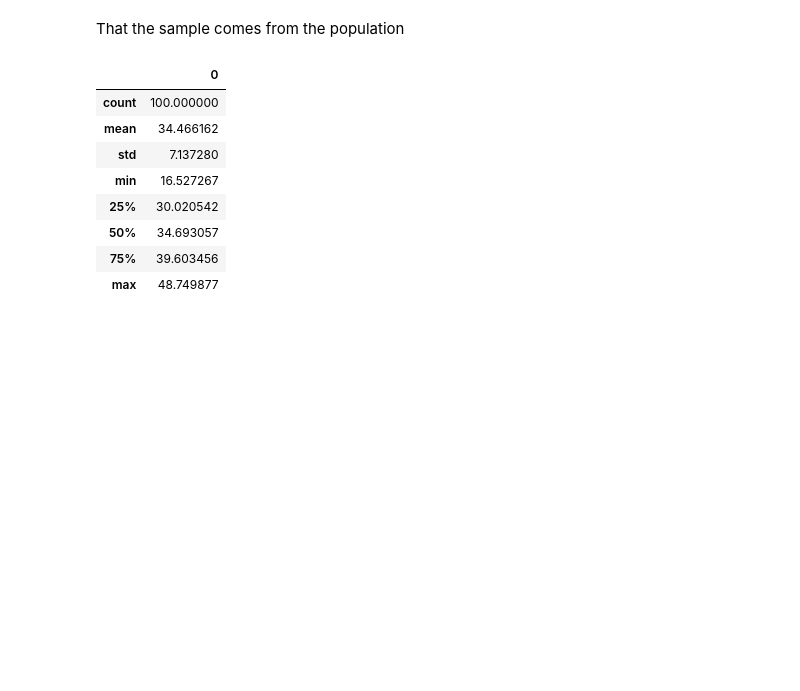
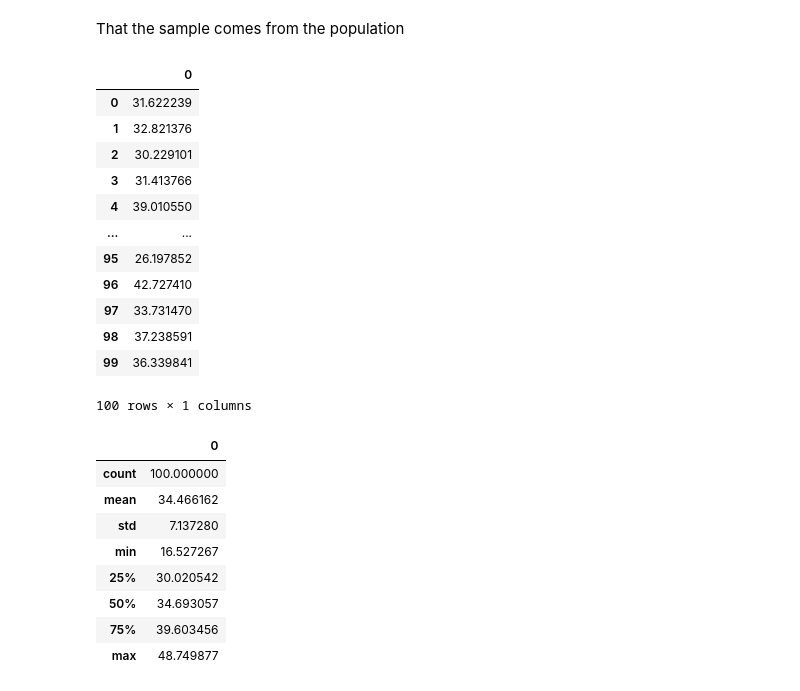
Before and after one commit to GraceJulius/FDSFE_GJulius, a Jupyter notebook: Class Demo/Ztest_busDuration2024.ipynb, the cells around one changed output. Drawn from its saved outputs; the diff is of its cells as text; code cells hidden in the pictures; blank space fills up the shorter version.

```diff
--- a/Class Demo/Ztest_busDuration2024.ipynb
+++ b/Class Demo/Ztest_busDuration2024.ipynb
@@ -15,4 +16,20 @@ That the sample comes from the population
 import pandas as pd
 # %%
-sample = pd.read_csv("https://raw.githubusercontent.com/fedhere/FDSfE_FBianco/refs/heads/main/data/triptimes.csv", header = None)
+trip_duration = pd.read_csv("https://raw.githubusercontent.com/fedhere/FDSfE_FBianco/refs/"
+      "heads/main/data/triptimes.csv", header = None)
+trip_duration
+# %% [output]
+|  | 0 |
+| 0 | 31.622239 |
+| 1 | 32.821376 |
+| 2 | 30.229101 |
+| 3 | 31.413766 |
+| 4 | 39.010550 |
+| ... | ... |
+| 95 | 26.197852 |
+| 96 | 42.727410 |
+| 97 | 33.731470 |
+| 98 | 37.238591 |
+| 99 | 36.339841 |
+100 rows × 1 columns
 # %%
```
Also changed, not shown: parts of 17 cells of this notebook.
